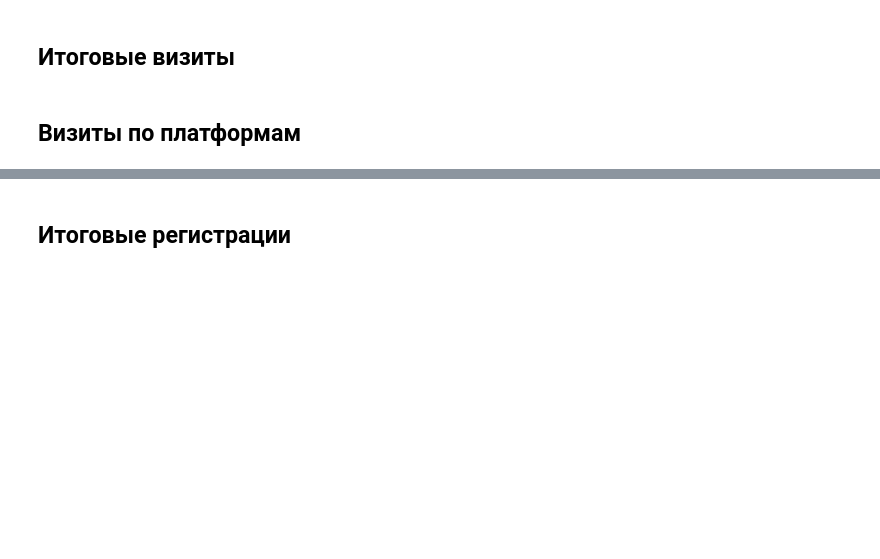
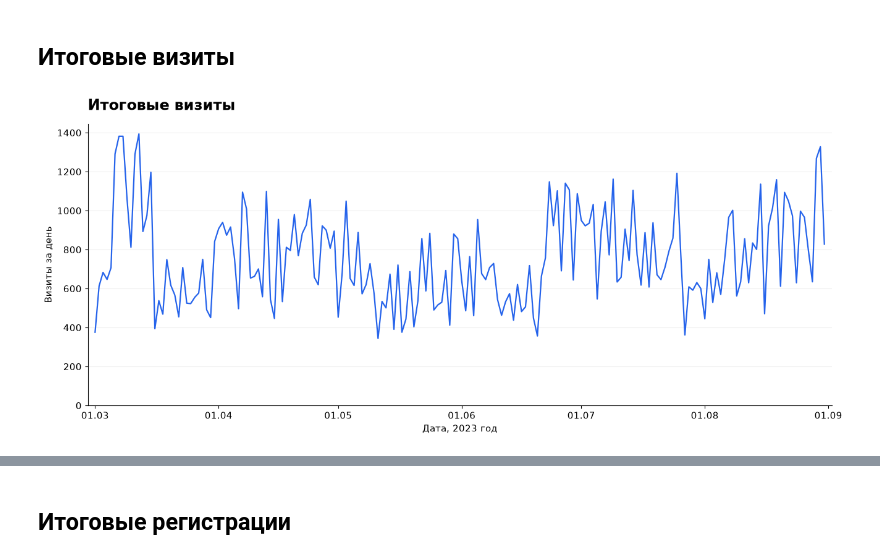
Before and after one commit to hypnozer/python-for-data-analysts-project-100, a Jupyter notebook: charts_project.ipynb, the cells around one changed output, grey strips where cells are left out. Saved outputs shown, nothing was run; the diff lists cells and outputs as text; code cells hidden in the pictures; blank space fills up the shorter version.

Commit message:
Prepare standalone notebook for Hexlet testing

```diff
--- a/charts_project.ipynb
+++ b/charts_project.ipynb
@@ -212,2 +188,43 @@ campaign_ranges = (
+# %%
+conversion = conversion.sort_values("date_group")
+ads = ads_result.sort_values("date_group")
+assert not conversion.duplicated(["date_group", "platform"]).any()
+assert ads["date_group"].is_unique
+daily = conversion.groupby("date_group")[["visits", "registrations"]].sum().sort_index()
+daily["conversion"] = daily["registrations"].div(daily["visits"].where(daily["visits"].ne(0))).mul(100)
+pd.testing.assert_frame_equal(
+    daily[["visits", "registrations"]],
+    ads.set_index("date_group")[["visits", "registrations"]],
+)
+plt.rcParams.update({
+    "font.family": "DejaVu Sans", "font.size": 11,
+    "axes.titlesize": 17, "axes.titleweight": "bold",
+    "axes.spines.top": False, "axes.spines.right": False,
+    "figure.facecolor": "white", "axes.facecolor": "white",
+})
+platform_colors = {"web": "#2563eb", "android": "#15966a", "ios": "#a855c7"}
+chart_files = []
+
+
+def new_chart(title, ylabel):
+    fig, ax = plt.subplots(figsize=(13, 5.5), layout="constrained")
+    ax.set_title(title, loc="left", pad=16)
+    ax.set_ylabel(ylabel)
+    ax.set_xlabel("Дата, 2023 год")
+    ax.xaxis.set_major_locator(mdates.MonthLocator())
+    ax.xaxis.set_major_formatter(mdates.DateFormatter("%d.%m"))
+    ax.grid(axis="y", alpha=0.2)
+    ax.set_axisbelow(True)
+    ax.margins(x=0.01)
+    return fig, ax
+
+
+def save_chart(fig, filename):
+    for ax in fig.axes:
+        ax.set_ylim(bottom=0)
+    fig.savefig(f"./charts/{filename}", dpi=160, facecolor="white")
+    chart_files.append(filename)
+    plt.show()
+    plt.close(fig)
 # %% [markdown]
 ## Итоговые визиты
@@ -227,2 +230,0 @@ plt.close(fig)
-# %% [markdown]
-## Визиты по платформам
@@ -239,0 +231,6 @@ plt.close(fig)
+# %%
+fig, ax = new_chart("Итоговые визиты", "Визиты за день")
+ax.plot(daily.index, daily["visits"], color="#2563eb", linewidth=1.6)
+save_chart(fig, "visits.png")
+# %% [output]
+[figure, added]
```
Also changed, not shown: parts of 45 cells of this notebook, 5 other files.
